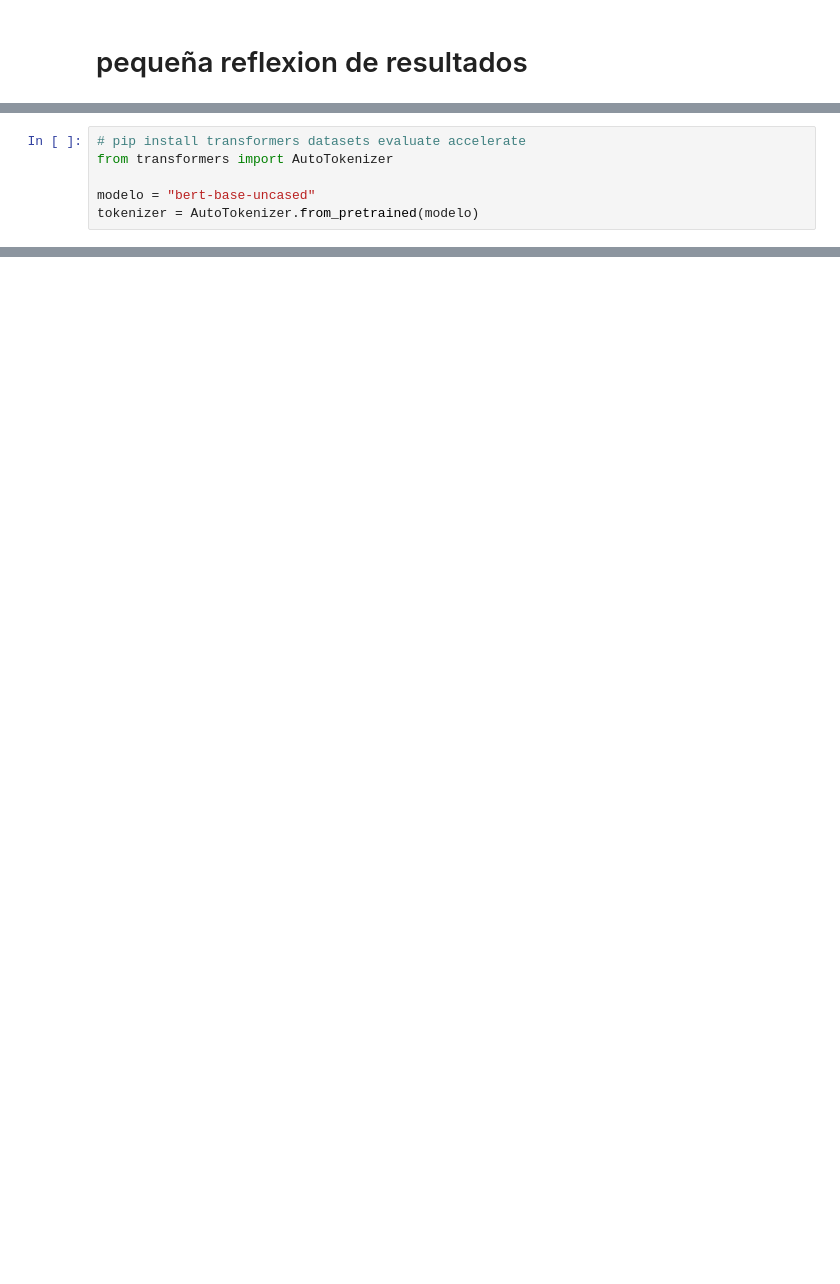
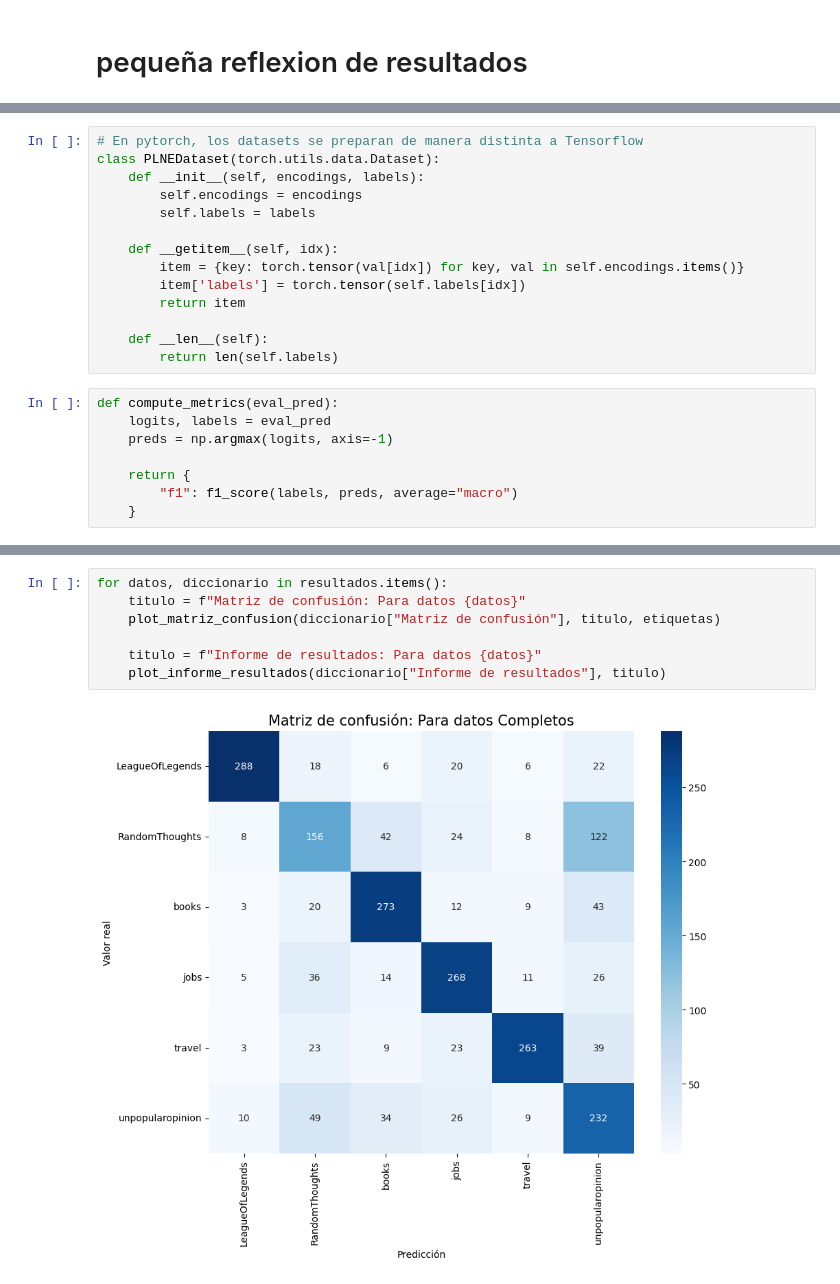
Before and after one commit to daniela-murciam-um-es/PLN-practicasParte2, a Jupyter notebook: apartado_2.ipynb, the cells around one changed output, grey strips where cells are left out. Cells and saved outputs as stored; diff of their text form; blank space fills up the shorter version.

```diff
--- a/apartado_2.ipynb
+++ b/apartado_2.ipynb
@@ -215,6 +271,0 @@ unpopularopinion       0.37      0.31      0.34       360
-# %%
-# pip install transformers datasets evaluate accelerate
-from transformers import AutoTokenizer
-
-modelo = "bert-base-uncased"
-tokenizer = AutoTokenizer.from_pretrained(modelo)
@@ -286,0 +468,22 @@ ValueError: Unable to create tensor, you should probably activate truncation and
+# %%
+# En pytorch, los datasets se preparan de manera distinta a Tensorflow
+class PLNEDataset(torch.utils.data.Dataset):
+	def __init__(self, encodings, labels):
+		self.encodings = encodings
+		self.labels = labels
+
+	def __getitem__(self, idx):
+		item = {key: torch.tensor(val[idx]) for key, val in self.encodings.items()}
+		item['labels'] = torch.tensor(self.labels[idx])
+		return item
+
+	def __len__(self):
+		return len(self.labels)
+# %%
+def compute_metrics(eval_pred):
+    logits, labels = eval_pred
+    preds = np.argmax(logits, axis=-1)
+
+    return {
+        "f1": f1_score(labels, preds, average="macro")
+    }
@@ -286,0 +680,9 @@ ValueError: Unable to create tensor, you should probably activate truncation and
+# %%
+for datos, diccionario in resultados.items():
+	titulo = f"Matriz de confusión: Para datos {datos}"
+	plot_matriz_confusion(diccionario["Matriz de confusión"], titulo, etiquetas)
+
+	titulo = f"Informe de resultados: Para datos {datos}"
+	plot_informe_resultados(diccionario["Informe de resultados"], titulo)
+# %% [output]
+[figure, added]
```
Also changed, not shown: parts of 37 cells of this notebook, 1 other file.
